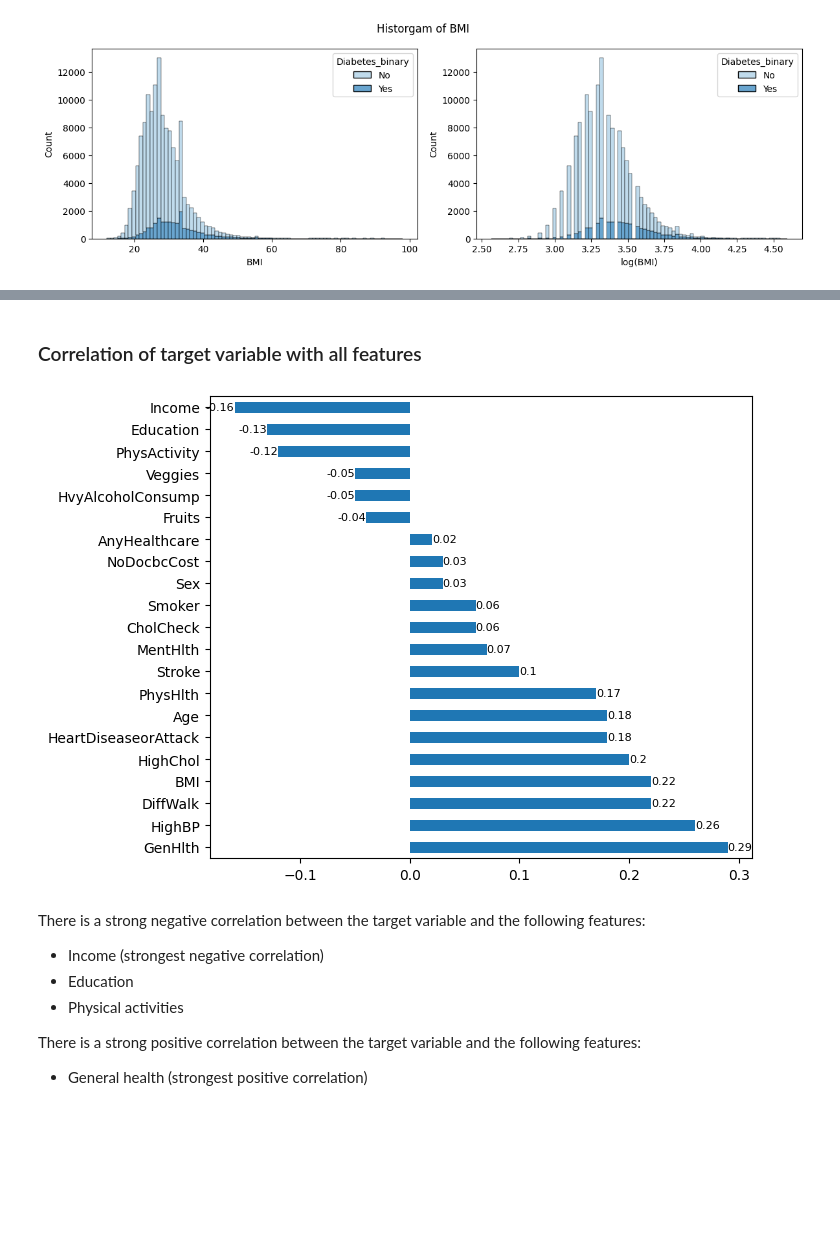
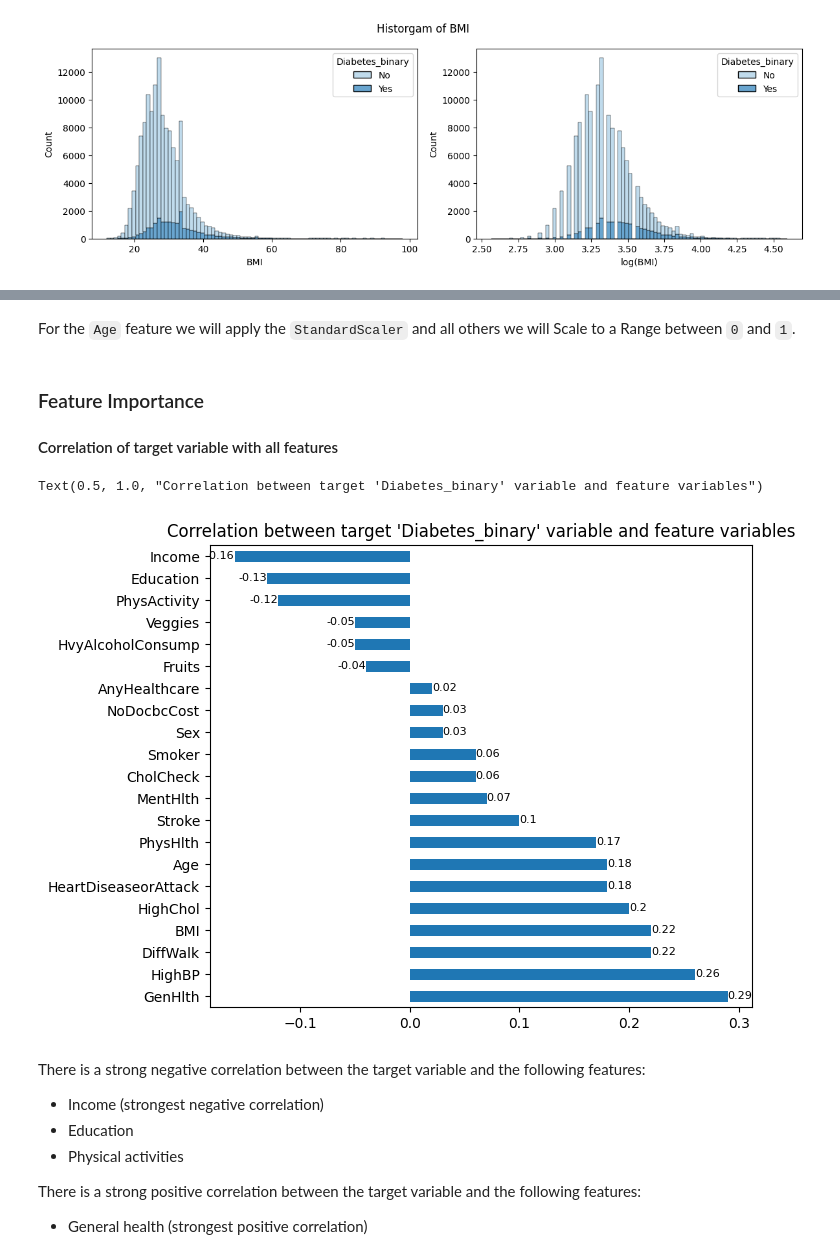
Before and after one commit to ai2ys/CDC-Diabetes-Health-Indicators, a Jupyter notebook: eda.ipynb, the cells around one changed output, grey strips where cells are left out. Saved outputs shown, nothing was run; the diff lists cells and outputs as text; code cells hidden in the pictures; blank space fills up the shorter version.

```diff
--- a/eda.ipynb
+++ b/eda.ipynb
@@ -271,8 +271,8 @@ feature_names_binary = [
     'NoDocbcCost',
     'DiffWalk',
 ]
-feature_names_integer = ['BMI']
-feature_names_categorical = ['GenHlth', 'MentHlth', 'PhysHlth', 'Age', 'Education', 'Income']
+feature_names_integer = ['BMI', 'MentHlth', 'PhysHlth']
+feature_names_categorical = ['GenHlth', 'Age', 'Education', 'Income']
 
 feature_names = feature_names_binary + feature_names_integer + feature_names_categorical
 # %% [markdown]
@@ -694,12 +685,17 @@ We will check this later on using a correlation matrix.
+# %% [markdown]
+For the `Age` feature we will apply the `StandardScaler` and all others we will Scale to a Range between `0` and `1`.
 # %% [markdown]
-### Correlation of target variable with all features
+### Feature Importance
+#### Correlation of target variable with all features
 # %%
 # correlate target with features
 ax = df_train[feature_names].corrwith(df_train[target_name]).round(2).sort_values(ascending=False).plot(kind='barh', figsize=(7, 6))
 for container in ax.containers:
     ax.bar_label(container, label_type='edge', fontsize=8)
+plt.title("Correlation between target 'Diabetes_binary' variable and feature variables")
 # %% [output]
+Text(0.5, 1.0, "Correlation between target 'Diabetes_binary' variable and feature variables")
-[figure, old version]
+[figure, new version]
 # %% [markdown]
 There is a strong negative correlation between the target variable and the following features:
 - Income (strongest negative correlation)
```
Also changed, not shown: parts of 72 cells of this notebook, 7 other files.
